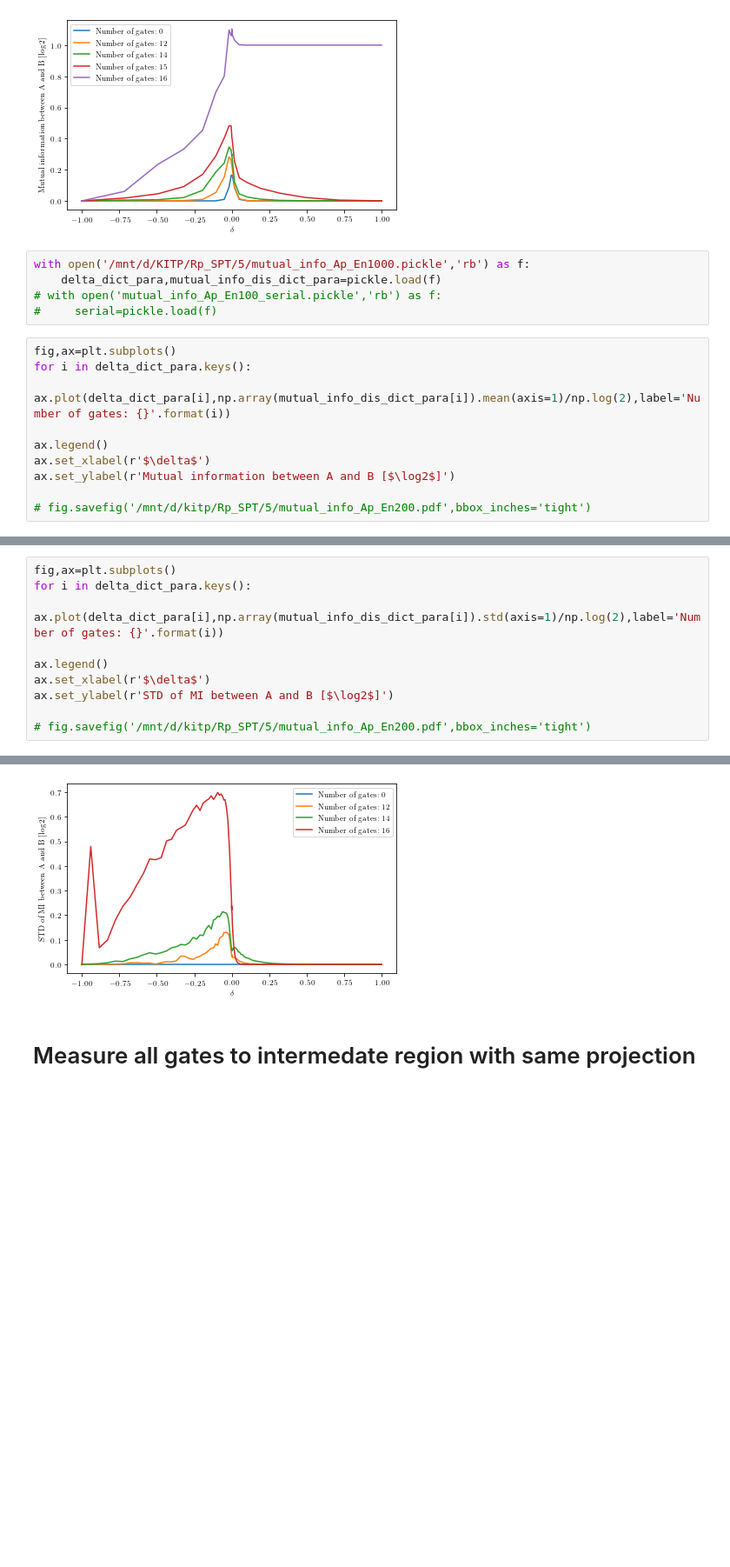
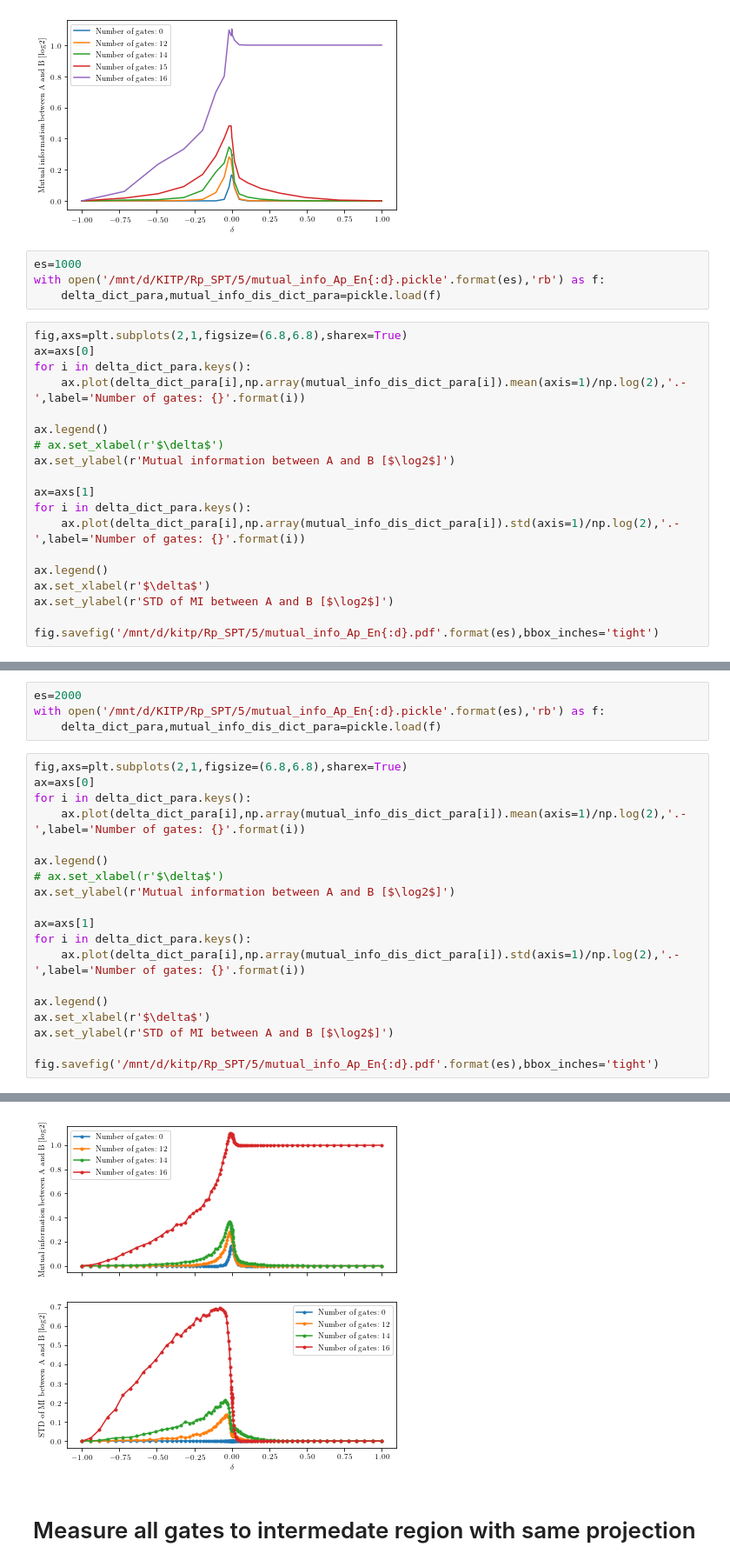
Before and after one commit to hainingpan/SPT, a Jupyter notebook: test_Majorana_chain.ipynb, the cells around one changed output, grey strips where cells are left out. Shown at 87% size. Saved outputs shown, nothing was run; the diff lists cells and outputs as text; blank space fills up the shorter version.

```diff
--- a/test_Majorana_chain.ipynb
+++ b/test_Majorana_chain.ipynb
@@ -1242,18 +1242,26 @@ ax.set_ylabel(r'Mutual information between A and B [$\log2$]')
 Text(0, 0.5, 'Mutual information between A and B [$\\log2$]')
 [figure]
 # %%
-with open('/mnt/d/KITP/Rp_SPT/5/mutual_info_Ap_En1000.pickle','rb') as f:
+es=1000
+with open('/mnt/d/KITP/Rp_SPT/5/mutual_info_Ap_En{:d}.pickle'.format(es),'rb') as f:
     delta_dict_para,mutual_info_dis_dict_para=pickle.load(f)
-# with open('mutual_info_Ap_En100_serial.pickle','rb') as f:
-#     serial=pickle.load(f)
 # %%
-fig,ax=plt.subplots()
+fig,axs=plt.subplots(2,1,figsize=(6.8,6.8),sharex=True)
+ax=axs[0]
 for i in delta_dict_para.keys():
-    ax.plot(delta_dict_para[i],np.array(mutual_info_dis_dict_para[i]).mean(axis=1)/np.log(2),label='Number of gates: {}'.format(i))
+    ax.plot(delta_dict_para[i],np.array(mutual_info_dis_dict_para[i]).mean(axis=1)/np.log(2),'.-',label='Number of gates: {}'.format(i))
+
+ax.legend()
+# ax.set_xlabel(r'$\delta$')
+ax.set_ylabel(r'Mutual information between A and B [$\log2$]')
+
+ax=axs[1]
+for i in delta_dict_para.keys():
+    ax.plot(delta_dict_para[i],np.array(mutual_info_dis_dict_para[i]).std(axis=1)/np.log(2),'.-',label='Number of gates: {}'.format(i))
 
 ax.legend()
 ax.set_xlabel(r'$\delta$')
-ax.set_ylabel(r'Mutual information between A and B [$\log2$]')
+ax.set_ylabel(r'STD of MI between A and B [$\log2$]')
 
-# fig.savefig('/mnt/d/kitp/Rp_SPT/5/mutual_info_Ap_En200.pdf',bbox_inches='tight')
+fig.savefig('/mnt/d/kitp/Rp_SPT/5/mutual_info_Ap_En{:d}.pdf'.format(es),bbox_inches='tight')
 # %% [output]
@@ -1262,11 +1269,24 @@ Text(0, 0.5, 'Mutual information between A and B [$\\log2$]')
+# %%
+es=2000
+with open('/mnt/d/KITP/Rp_SPT/5/mutual_info_Ap_En{:d}.pickle'.format(es),'rb') as f:
+    delta_dict_para,mutual_info_dis_dict_para=pickle.load(f)
 # %%
-fig,ax=plt.subplots()
+fig,axs=plt.subplots(2,1,figsize=(6.8,6.8),sharex=True)
+ax=axs[0]
 for i in delta_dict_para.keys():
-    ax.plot(delta_dict_para[i],np.array(mutual_info_dis_dict_para[i]).std(axis=1)/np.log(2),label='Number of gates: {}'.format(i))
+    ax.plot(delta_dict_para[i],np.array(mutual_info_dis_dict_para[i]).mean(axis=1)/np.log(2),'.-',label='Number of gates: {}'.format(i))
+
+ax.legend()
+# ax.set_xlabel(r'$\delta$')
+ax.set_ylabel(r'Mutual information between A and B [$\log2$]')
+
+ax=axs[1]
+for i in delta_dict_para.keys():
+    ax.plot(delta_dict_para[i],np.array(mutual_info_dis_dict_para[i]).std(axis=1)/np.log(2),'.-',label='Number of gates: {}'.format(i))
 
 ax.legend()
 ax.set_xlabel(r'$\delta$')
 ax.set_ylabel(r'STD of MI between A and B [$\log2$]')
 
-# fig.savefig('/mnt/d/kitp/Rp_SPT/5/mutual_info_Ap_En200.pdf',bbox_inches='tight')
+fig.savefig('/mnt/d/kitp/Rp_SPT/5/mutual_info_Ap_En{:d}.pdf'.format(es),bbox_inches='tight')
 # %% [output]
@@ -1274,4 +1293,4 @@ Text(0, 0.5, 'STD of MI between A and B [$\\log2$]')
-[figure, old version]
+[figure, new version]
 # %% [markdown]
 # Measure all gates to intermedate region with same projection
 # %% [markdown]
```
Also changed, not shown: parts of 6 cells of this notebook, 1 other file.
